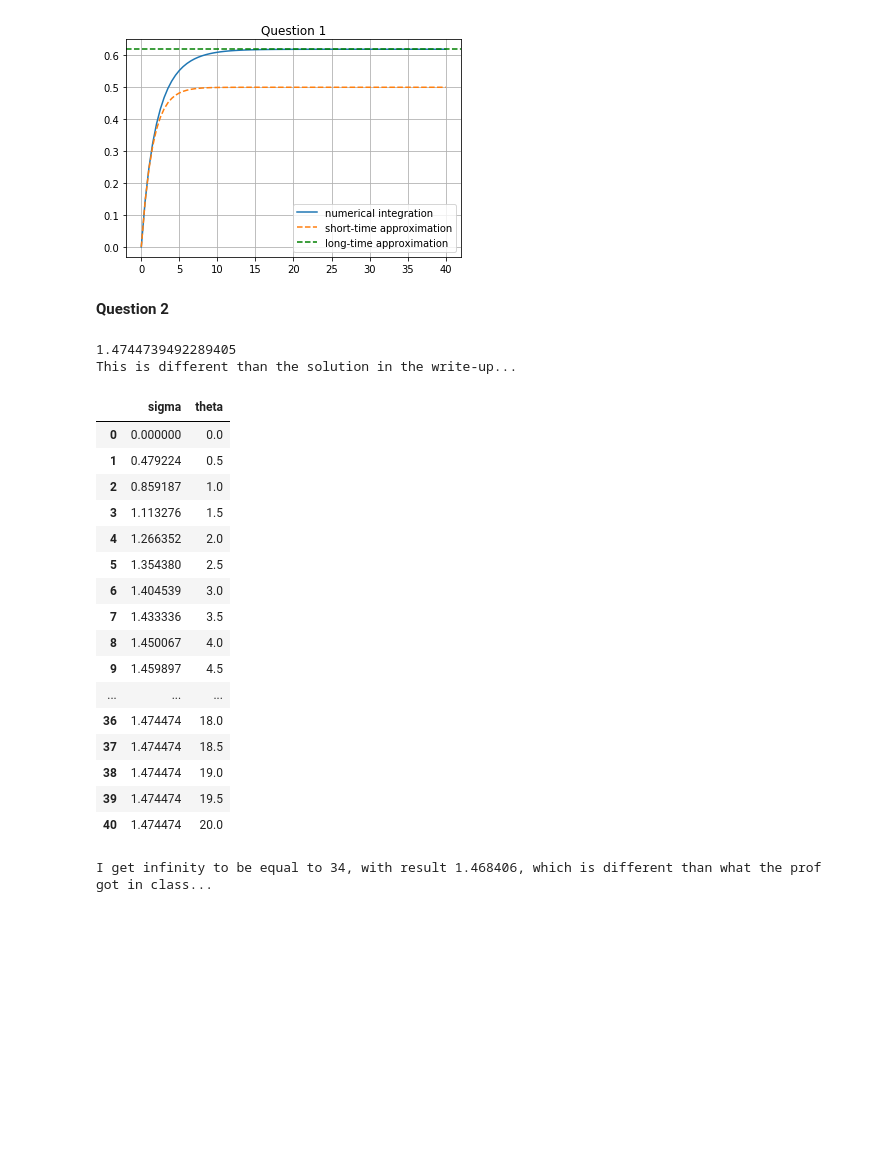
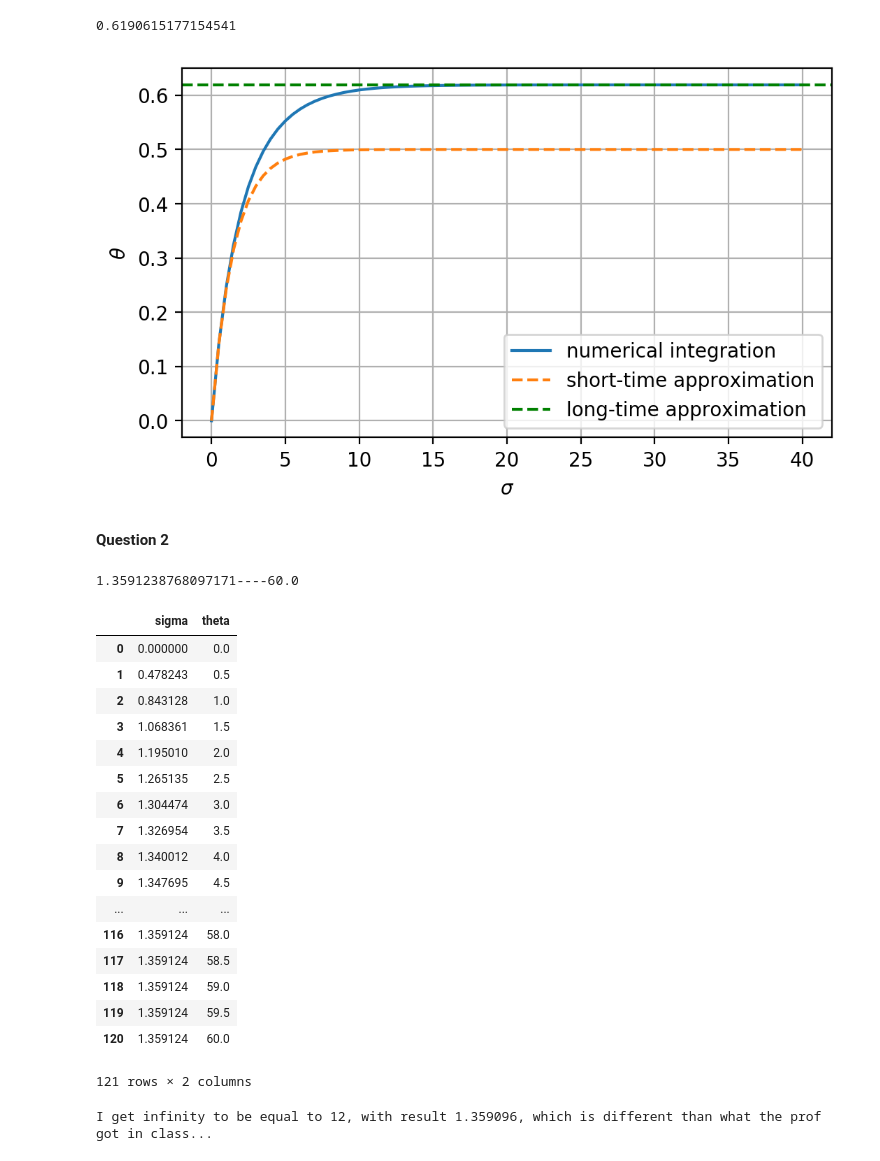
Before and after one commit to cdelannoy/Numerics, a Jupyter notebook: Project2.ipynb, the cells around one changed output. Cells and saved outputs as stored; diff of their text form; code cells hidden in the pictures; blank space fills up the shorter version.

```diff
--- a/Project2.ipynb
+++ b/Project2.ipynb
@@ -71,12 +71,14 @@ def bisect(f, p_0, p_1, d, res_list, steps=100):
     return res_list
 # %%
 print("Question 1 (a)")
-iters = 80
+iters = 60
 
 theta_fizz = {'sigma': [0], 'theta':[0]}
 res_f = rk4_fizz(f1=y1, d = 1/3, h=0.5, FValues=theta_fizz, num_iter=iters)
 
 # Last value provides expected result
 print("The last value of theta is:", res_f['theta'][-1])
+
+pd.DataFrame(res_f)
 # %% [output]
 Question 1 (a)
@@ -89,17 +109,25 @@ y1_long_root = bisect(y1_long, 0.1, 1, 1/3, y1_long_res)
 # short-time approx
 ## This gives us sigma, not theta...
 y1_short_root = list(map(lambda x: y1_short(1/3, x), res_f['sigma']))
+y1_long_root[-1]
+# %% [output]
+0.6190615177154541
 # %%
-plt.grid(b=True, which='major', linestyle='-')
-plt.plot(res_f['sigma'], res_f['theta'], label='numerical integration')
-plt.plot(res_f['sigma'], y1_short_root, label ='short-time approximation', linestyle='--')
-plt.axhline(y=y1_long_root[-1], xmin=0, xmax=1, label = 'long-time approximation', linestyle='--', color='g')
-plt.legend()
-plt.title('Question 1')
+fig1 = plt.figure(figsize = (6, 3.5), dpi = 200)
+ax1 = fig1.add_subplot(1, 1, 1)
 
+ax1.grid(b=True, which='major', linestyle='-')
+ax1.plot(res_f['sigma'], res_f['theta'], label='numerical integration')
+ax1.plot(res_f['sigma'], y1_short_root, label ='short-time approximation', linestyle='--')
+ax1.axhline(y=y1_long_root[-1], xmin=0, xmax=1, label = 'long-time approximation', linestyle='--', color='g')
+ax1.legend()
+ax1.set_xlabel(r'$\sigma$')
+ax1.set_ylabel(r'$\theta$')
+
+plt.savefig('Fig2.png')
 plt.show()
 # %% [output]
-[figure, old version]
+[figure, new version]
 # %% [markdown]
 **Question 2**
 # %%
@@ -123,9 +151,9 @@ def rk4_expl(f1, d, h, FValues, num_iter):
     for i in steps:
 
         k11 = h*f1(d, FValues['theta'][i])
-        k21 = h*f1(d, FValues['theta'][i] + k11/2)
-        k31 = h*f1(d, FValues['theta'][i] + k21/2)
-        k41 = h*f1(d, FValues['theta'][i] + k31)
+        k21 = h*f1(d, FValues['theta'][i] + h/2)
+        k31 = h*f1(d, FValues['theta'][i] + h/2)
+        k41 = h*f1(d, FValues['theta'][i] + h)
 
         sigma = FValues['sigma'][i] + (1/6)*(k11 + 2*k21 + 2*k31 + k41)
 
@@ -134,32 +162,31 @@ def rk4_expl(f1, d, h, FValues, num_iter):
 
     return FValues
 
-iters = 40
+iters = 120
 theta_expl = {'theta': [0], 'sigma':[0]}
 tst = rk4_expl(y2, 1, 0.5, theta_expl, iters)
-print(tst['sigma'][-1])
-print('This is different than the solution in the write-up...')
+print(str(tst['sigma'][-1]) + "----" + str(tst['theta'][-1]))
 pd.DataFrame(tst)
 # %% [output]
-1.4744739492289405
-This is different than the solution in the write-up...
+1.3591238768097171----60.0
 |  | sigma | theta |
 | 0 | 0.000000 | 0.0 |
-| 1 | 0.479224 | 0.5 |
-| 2 | 0.859187 | 1.0 |
-| 3 | 1.113276 | 1.5 |
-| 4 | 1.266352 | 2.0 |
-| 5 | 1.354380 | 2.5 |
-| 6 | 1.404539 | 3.0 |
-| 7 | 1.433336 | 3.5 |
-| 8 | 1.450067 | 4.0 |
-| 9 | 1.459897 | 4.5 |
+| 1 | 0.478243 | 0.5 |
+| 2 | 0.843128 | 1.0 |
+| 3 | 1.068361 | 1.5 |
+| 4 | 1.195010 | 2.0 |
+| 5 | 1.265135 | 2.5 |
+| 6 | 1.304474 | 3.0 |
+| 7 | 1.326954 | 3.5 |
+| 8 | 1.340012 | 4.0 |
+| 9 | 1.347695 | 4.5 |
 | ... | ... | ... |
-| 36 | 1.474474 | 18.0 |
-| 37 | 1.474474 | 18.5 |
-| 38 | 1.474474 | 19.0 |
-| 39 | 1.474474 | 19.5 |
-| 40 | 1.474474 | 20.0 |
+| 116 | 1.359124 | 58.0 |
+| 117 | 1.359124 | 58.5 |
+| 118 | 1.359124 | 59.0 |
+| 119 | 1.359124 | 59.5 |
+| 120 | 1.359124 | 60.0 |
+121 rows × 2 columns
 # %%
 def composite_simpson(func, a, b, d, iters):
     "This is Composite Simpson's rule"
@@ -195,9 +222,9 @@ def check_infinity(itersInf):
     return res_list, i
 # %%
 sigma_exp, num = check_infinity(100)
-print('I get infinity to be equal to {0:2d}, with result {1:f}, which is different than what the prof got in class...'.format(num,sigma_exp[-1]))
+print('I get infinity to be equal to {0:2d}, with result {1:f}'.format(num,sigma_exp[-1]))
 # %% [output]
-I get infinity to be equal to 34, with result 1.468406, which is different than what the prof got in class...
+I get infinity to be equal to 12, with result 1.359096, which is different than what the prof got in class...
 # %% [markdown]
 For the short-time solution, we solve for $\sigma$ to get:
 
```
Also changed, not shown: parts of 6 cells of this notebook, 1 other file.
